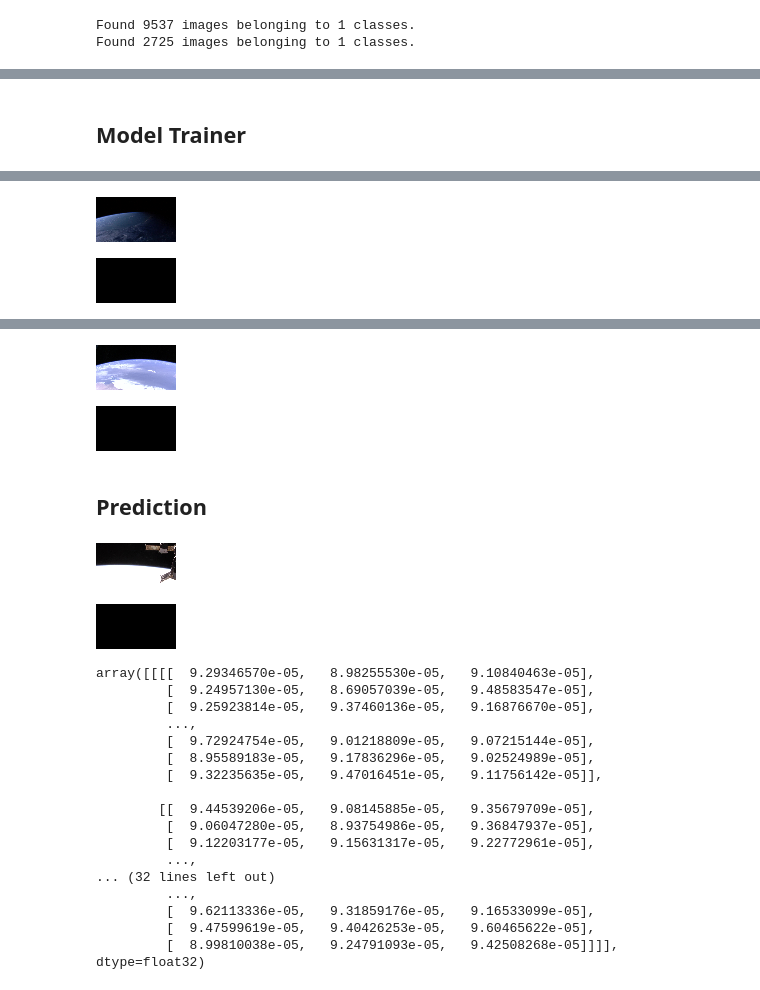
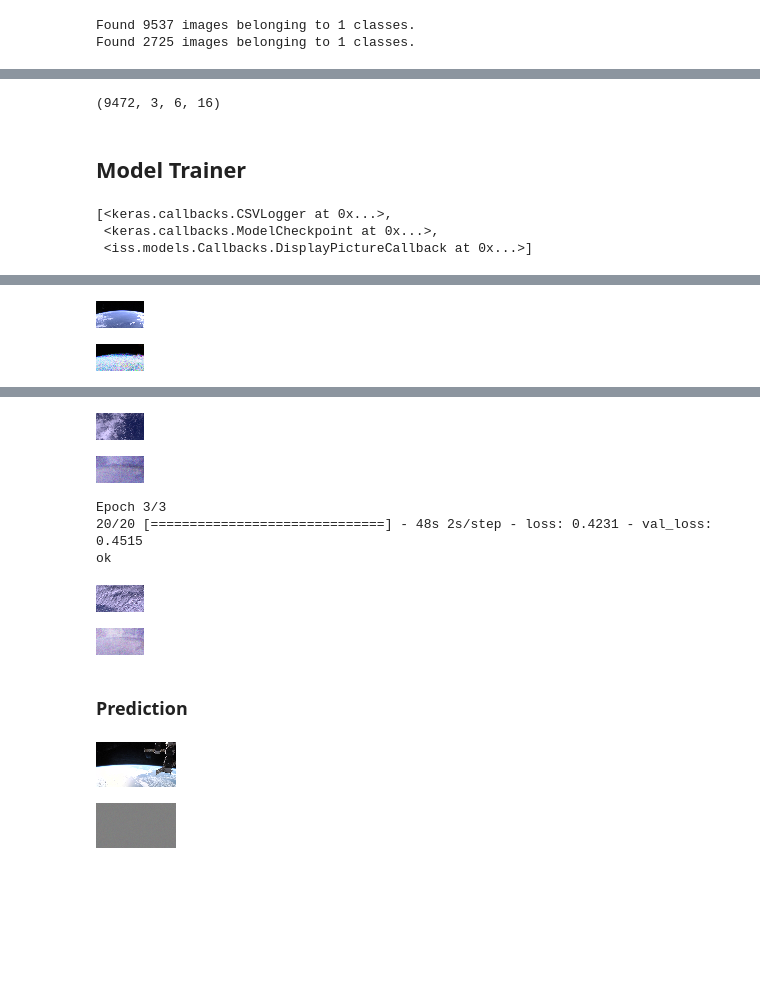
Before and after one commit to prise6/smart-iss-posts, a Jupyter notebook: notebooks/test_model_class.ipynb, the cells around one changed output, grey strips where cells are left out. Cells and saved outputs as stored; diff of their text form; code cells hidden in the pictures; blank space fills up the shorter version.

```diff
--- a/notebooks/test_model_class.ipynb
+++ b/notebooks/test_model_class.ipynb
@@ -19,2 +23,6 @@ cfg = Config()
+# %%
+load_dotenv(find_dotenv())
+cfg = Config(project_dir = os.getenv("PROJECT_DIR"), mode = os.getenv("MODE"))
+model_type = 'simple_conv'
 # %% [markdown]
 ## Model
@@ -23,3 +29,6 @@ model = SimpleAutoEncoder(cfg.get('models')['simple'])
+# %%
+# model = VarAutoEncoder(cfg.get('models')[model_type])
+model = SimpleConvAutoEncoder(cfg.get('models')[model_type])
 # %%
 model.model.summary()
 # %% [output]
@@ -53,7 +78,7 @@ collection = CollectionManagerFromDirectory(config = cfg)
 # %%
 from iss.models.DataLoader import ImageDataGeneratorWrapper
 # %%
-data_loader = ImageDataGeneratorWrapper(cfg)
+data_loader = ImageDataGeneratorWrapper(cfg, model = model_type)
 # %% [output]
 Found 9537 images belonging to 1 classes.
 Found 2725 images belonging to 1 classes.
@@ -60,7 +88,17 @@ Found 2725 images belonging to 1 classes.
+# %%
+preds.shape
+# %% [output]
+(9472, 3, 6, 16)
 # %% [markdown]
 ## Model Trainer
 # %%
-trainer = ModelTrainer(model, data_loader, cfg.get('models')['simple'])
+trainer2 = ModelTrainer(model, data_loader, cfg.get('models')[model_type], callbacks=[])
+# %%
+trainer2.callbacks
+# %% [output]
+[<keras.callbacks.CSVLogger at 0x...>,
+ <keras.callbacks.ModelCheckpoint at 0x...>,
+ <iss.models.Callbacks.DisplayPictureCallback at 0x...>]
 # %%
-trainer.train()
+trainer2.train()
 # %% [output]
@@ -69,3 +108,3 @@ Epoch 1/2
 ok
-[figure, old version]
+[figure, new version]
-[figure, old version]
+[figure, new version]
@@ -74,8 +113,13 @@ Epoch 2/2
 ok
-[figure, old version]
+[figure, new version]
-[figure, old version]
+[figure, new version]
+Epoch 3/3
+20/20 [==============================] - 48s 2s/step - loss: 0.4231 - val_loss: 0.4515
+ok
+[figure, added]
+[figure, added]
 # %% [markdown]
-## Prediction
+### Prediction
 # %%
 from iss.tools.tools import Tools
 # %%
@@ -85,28 +129,8 @@ prediction = model.predict_one(x = sample)
 # %%
 Tools.display_one_picture_scaled(sample)
 # %% [output]
-[figure, old version]
+[figure, new version]
 # %%
 Tools.display_index_picture_scaled(prediction)
 # %% [output]
-[figure, old version]
+[figure, new version]
-# %%
-prediction
-# %% [output]
-array([[[[  9.29346570e-05,   8.98255530e-05,   9.10840463e-05],
-         [  9.24957130e-05,   8.69057039e-05,   9.48583547e-05],
-         [  9.25923814e-05,   9.37460136e-05,   9.16876670e-05],
-         ...,
-         [  9.72924754e-05,   9.01218809e-05,   9.07215144e-05],
-         [  8.95589183e-05,   9.17836296e-05,   9.02524989e-05],
-         [  9.32235635e-05,   9.47016451e-05,   9.11756142e-05]],
-
-        [[  9.44539206e-05,   9.08145885e-05,   9.35679709e-05],
-         [  9.06047280e-05,   8.93754986e-05,   9.36847937e-05],
-         [  9.12203177e-05,   9.15631317e-05,   9.22772961e-05],
-         ...,
-... (32 lines left out)
-         ...,
-         [  9.62113336e-05,   9.31859176e-05,   9.16533099e-05],
-         [  9.47599619e-05,   9.40426253e-05,   9.60465622e-05],
-         [  8.99810038e-05,   9.24791093e-05,   9.42508268e-05]]]], dtype=float32)
```
Also changed, not shown: parts of 9 cells of this notebook, 4 other files.
